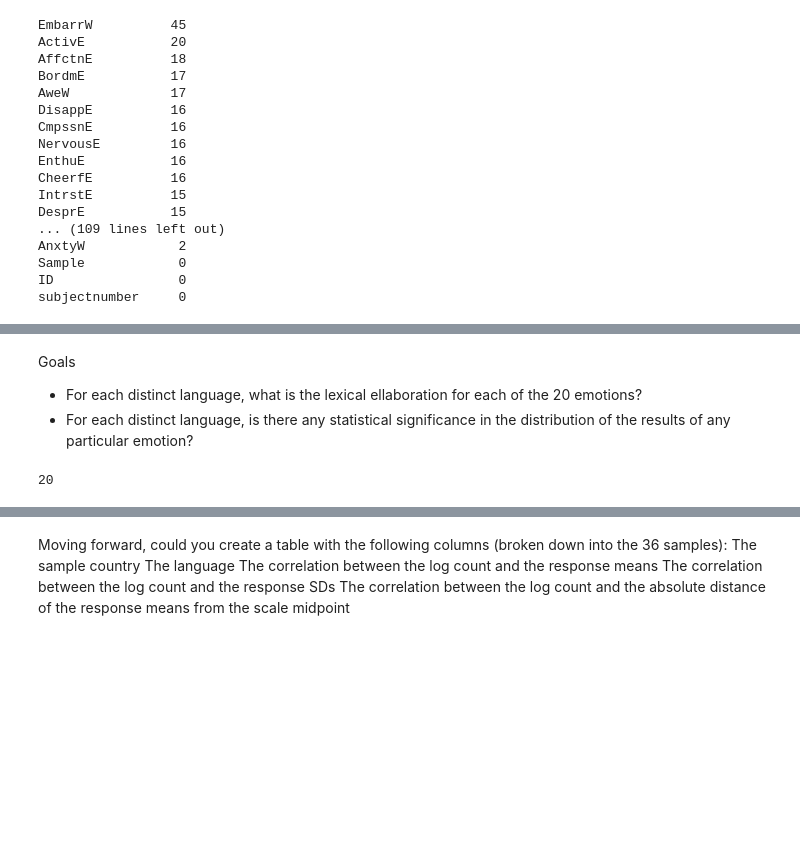
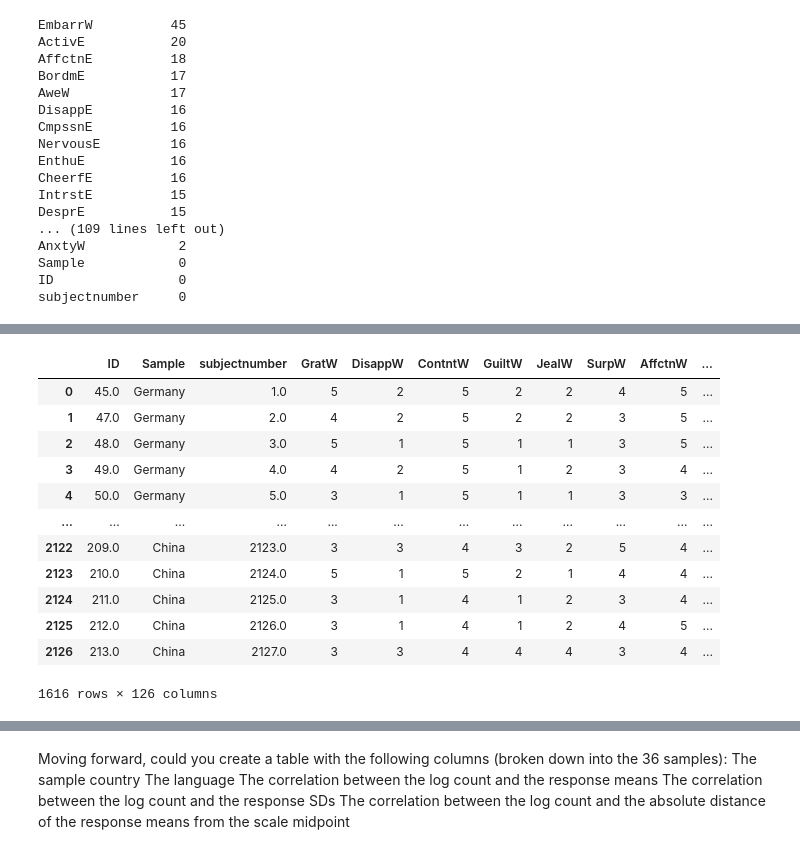
Before and after one commit to AsherKtech/hypocognition, a Jupyter notebook: notebooks/tamir.ipynb, the cells around one changed output, grey strips where cells are left out. Cells and saved outputs as stored; diff of their text form; code cells hidden in the pictures; blank space fills up the shorter version.

```diff
--- a/notebooks/tamir.ipynb
+++ b/notebooks/tamir.ipynb
@@ -1660,4 +235,0 @@ Name: Language_Name, dtype: object
-# %% [markdown]
-Goals
-* For each distinct language, what is the lexical ellaboration for each of the 20 emotions?
-* For each distinct language, is there any statistical significance in the distribution of the results of any particular emotion?
@@ -1675,4 +236,31 @@ emotions = ['admiration', 'calm', 'compassion',
-# %%
-len(emotions)
-# %% [output]
-20
+# %%
+# replace catagorical variables to discrete variables
+value_map = {
+    "Never": 1,
+    "Rarely": 2,
+    "Sometimes": 3,
+    "Often": 4,
+    "Most of the time": 5,
+    "Male": "M",
+    "Female": "F"
+}
+
+df_num = df.replace(value_map)
+df_num['countryname']=df_num['Sample']
+# %%
+df_num = df_num[df_num["countryname"].isin(['Germany', 'Israel','Brazil', 'Poland', 'China'])]
+df_num
+# %% [output]
+|  | ID | Sample | subjectnumber | GratW | DisappW | ContntW | GuiltW | JealW | SurpW | AffctnW | ... |
+| 0 | 45.0 | Germany | 1.0 | 5 | 2 | 5 | 2 | 2 | 4 | 5 | ... |
+| 1 | 47.0 | Germany | 2.0 | 4 | 2 | 5 | 2 | 2 | 3 | 5 | ... |
+| 2 | 48.0 | Germany | 3.0 | 5 | 1 | 5 | 1 | 1 | 3 | 5 | ... |
+| 3 | 49.0 | Germany | 4.0 | 4 | 2 | 5 | 1 | 2 | 3 | 4 | ... |
+| 4 | 50.0 | Germany | 5.0 | 3 | 1 | 5 | 1 | 1 | 3 | 3 | ... |
+| ... | ... | ... | ... | ... | ... | ... | ... | ... | ... | ... | ... |
+| 2122 | 209.0 | China | 2123.0 | 3 | 3 | 4 | 3 | 2 | 5 | 4 | ... |
+| 2123 | 210.0 | China | 2124.0 | 5 | 1 | 5 | 2 | 1 | 4 | 4 | ... |
+| 2124 | 211.0 | China | 2125.0 | 3 | 1 | 4 | 1 | 2 | 3 | 4 | ... |
+| 2125 | 212.0 | China | 2126.0 | 3 | 1 | 4 | 1 | 2 | 4 | 5 | ... |
+| 2126 | 213.0 | China | 2127.0 | 3 | 3 | 4 | 4 | 4 | 3 | 4 | ... |
+1616 rows × 126 columns
```
Also changed, not shown: parts of 235 cells of this notebook, 5 other files.
